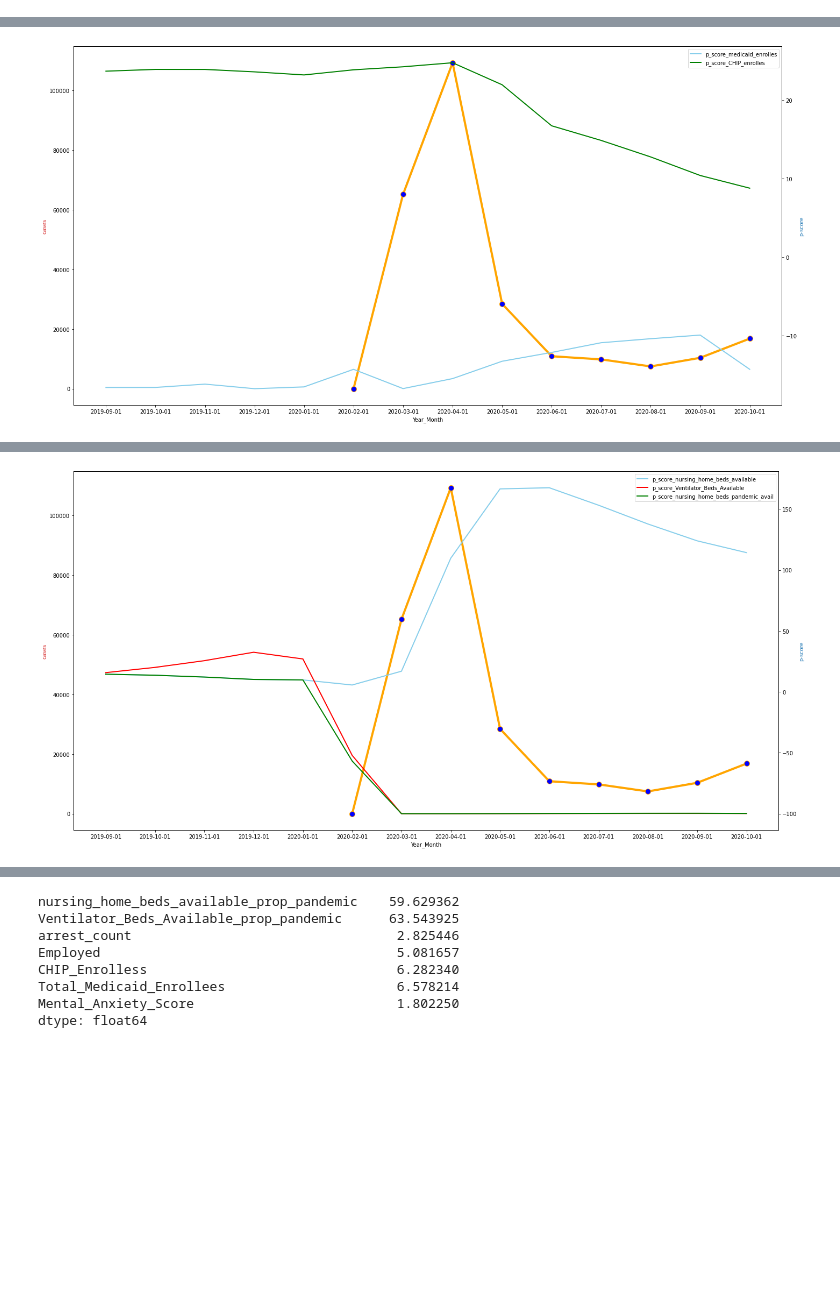
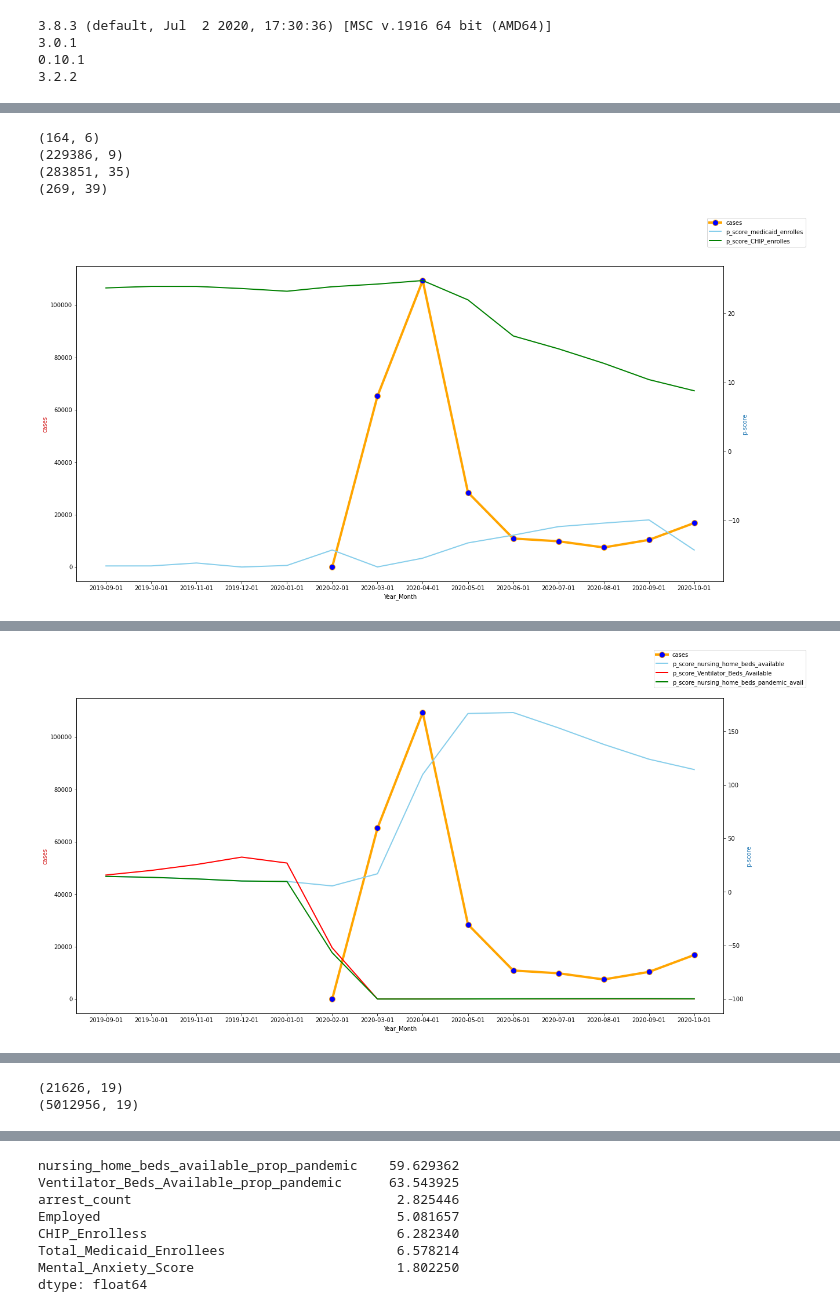
Before and after one commit to Abhishekkalra88/NYU-Big-Data-Analysis-Project, a Jupyter notebook: Analysis-Code/Analysis-Covid-HealthCare-Crime-MentalHealth.ipynb, the cells around one changed output, grey strips where cells are left out. Cells and saved outputs as stored; diff of their text form; code cells hidden in the pictures; blank space fills up the shorter version.

```diff
--- a/Analysis-Code/Analysis-Covid-HealthCare-Crime-MentalHealth.ipynb
+++ b/Analysis-Code/Analysis-Covid-HealthCare-Crime-MentalHealth.ipynb
@@ -7,3 +9,13 @@ import seaborn as sns
+# %%
+print (sys.version)
+print (pyspark.__version__)
+print(sns.__version__)
+print(matplotlib.__version__)
+# %% [output]
+3.8.3 (default, Jul  2 2020, 17:30:36) [MSC v.1916 64 bit (AMD64)]
+3.0.1
+0.10.1
+3.2.2
 # %%
 #importing the datasets as pyspark dataframes
 spark = SparkSession.builder.appName("task1").getOrCreate()
@@ -55,6 +67,17 @@ distribution.show(5)
 |2020-01-01|       -16.49776699934404| null|   23.182440348992486|        168346|                 1508507|
 +----------+-------------------------+-----+---------------------+--------------+------------------------+
 only showing top 5 rows
+# %%
+# Dataset Charecteristics
+print((renamed_df_medicaid.count(), len(renamed_df_medicaid.columns)))
+print((renamed_df_CHIP.count(), len(renamed_df_CHIP.columns)))
+print((renamed_df_BED.count(), len(renamed_df_BED.columns)))
+print((renamed_df_COVID.count(), len(renamed_df_COVID.columns)))
+# %% [output]
+(164, 6)
+(229386, 9)
+(283851, 35)
+(269, 39)
 # %%
 #plotting the time-series for Understanding the impact of COVID-Cases on Health Insurance Enrollments -Medicaid Enrolles,CHIP Enrolles
 import matplotlib.pyplot as plt
@@ -91,12 +114,12 @@ ax2.set_ylabel('p-score', color=color)  # we already handled the x-label with ax
 ax2.plot("date_range", "p_score_medicaid_enrolles",data=pdf_df, marker='', color='skyblue', linewidth=2)
 ax2.plot("date_range", "p_score_CHIP_enrolles",data=pdf_df,  marker='', color='green', linewidth=2)
 
-fig.tight_layout()  # otherwise the right y-label is slightly clipped
+#fig.tight_layout()  # otherwise the right y-label is slightly clipped
 plt.rcParams["figure.figsize"] = (20,10)
-plt.legend()
+fig.legend()
 plt.show()
 # %% [output]
-[figure, old version]
+[figure, new version]
 # %%
 #Combining datasets for Understanding the impact of COVID-Cases on Medical Infrastructure Availability - nursing homebeds,
 #pediatric beds, Ventilator beds and Traumatic Injury beds
@@ -135,36 +158,36 @@ pdf_df = (
 )
 
 #missing value imputation with mean values
 pdf_df["p_score_nursing_home_beds_available"].fillna(pdf_df["p_score_nursing_home_beds_available"].mean(), inplace=True)
 #pdf_df["p_score_Pediatric_Beds_available"].fillna(pdf_df["p_score_Pediatric_Beds_available"].mean(), inplace=True)
 pdf_df["p_score_Ventilator_Beds_Available"].fillna(pdf_df["p_score_Ventilator_Beds_Available"].mean(), inplace=True)
 #pdf_df["p_score_Traumatic_Brain_Injury_Beds_Available"].fillna(pdf_df["p_score_Traumatic_Brain_Injury_Beds_Available"].mean(), inplace=True)
 pdf_df["p_score_nursing_home_beds_pandemic_avail"].fillna(pdf_df["p_score_nursing_home_beds_pandemic_avail"].mean(), inplace=True)
 
 # Time-Series Plot
 fig, ax1 = plt.subplots()
 
 color = 'tab:red'
 ax1.set_xlabel('Year_Month')
 ax1.set_ylabel('cases', color=color)
 ax1.plot("date_range", "cases",data=pdf_df, marker='o', markerfacecolor='blue', markersize=10, color='orange', linewidth=4)
 
 ax2 = ax1.twinx()  # instantiate a second axes that shares the same x-axis
 
 color = 'tab:blue'
 ax2.set_ylabel('p-score', color=color)  # we already handled the x-label with ax1
 ax2.plot("date_range", "p_score_nursing_home_beds_available",data=pdf_df, marker='', color='skyblue', linewidth=2)
 #ax2.plot("date_range", "p_score_Pediatric_Beds_available",data=pdf_df,  marker='', color='olive', linewidth=2)
 ax2.plot("date_range", "p_score_Ventilator_Beds_Available",data=pdf_df,  marker='', color='red', linewidth=2)
 #ax2.plot("date_range", "p_score_Traumatic_Brain_Injury_Beds_Available",data=pdf_df,  marker='', color='purple', linewidth=2)
 ax2.plot("date_range", "p_score_nursing_home_beds_pandemic_avail",data=pdf_df,  marker='', color='green', linewidth=2)
 
-fig.tight_layout()  # otherwise the right y-label is slightly clipped
+#fig.tight_layout()  # otherwise the right y-label is slightly clipped
 plt.rcParams["figure.figsize"] = (20,10)
-plt.legend()
+fig.legend()
 plt.show()
 # %% [output]
-[figure, old version]
+[figure, new version]
 # %%
 #importing the datasets as pyspark dataframes
 
@@ -229,5 +252,12 @@ renamed_df_1.show(5)
 | 190067816| 11/15/2018|  586|                    |     |                    |PL 230341A|         F|          M|              5|                0|    18-24|       M|         BLACK|    984946|    20020 ...
 +----------+-----------+-----+--------------------+-----+--------------------+----------+----------+-----------+---------------+-----------------+---------+--------+--------------+----------+--------- ...
 only showing top 5 rows
+# %%
+# Dataset Charecteristics
+print((shooting_data_df_1.count(), len(shooting_data_df_1.columns)))
+print((renamed_df_1.count(), len(renamed_df_1.columns)))
+# %% [output]
+(21626, 19)
+(5012956, 19)
 # %%
 # #Combining datasets for Understanding the impact of COVID-Cases on Public Saftey - Arrests and Shooting Incidents
```
Also changed, not shown: parts of 13 cells of this notebook, 4 other files.
